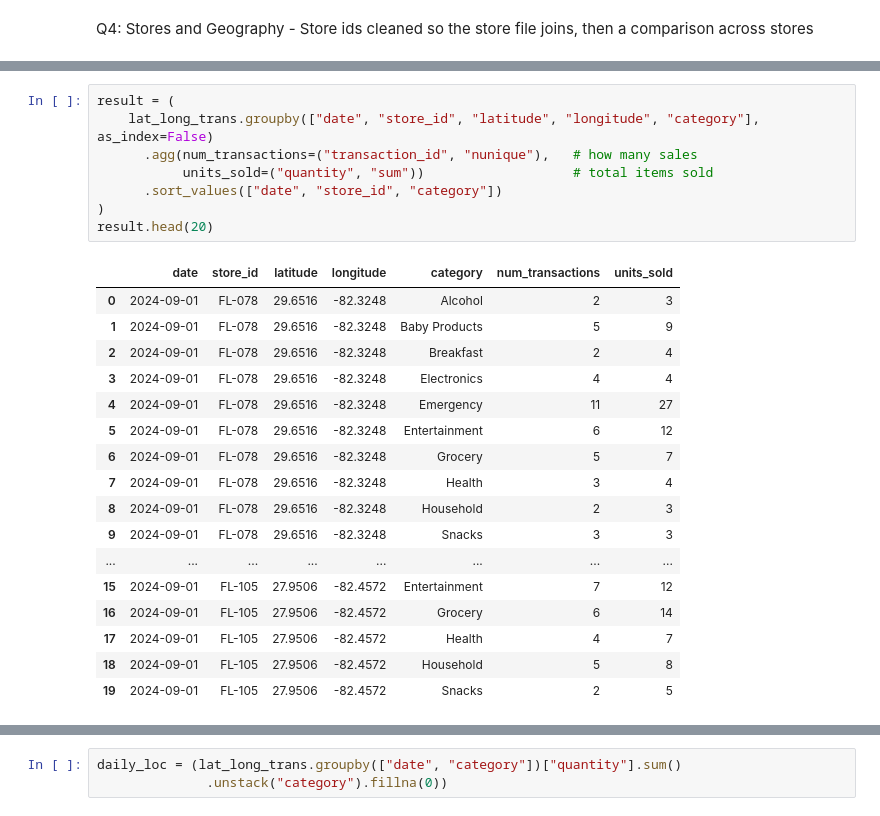
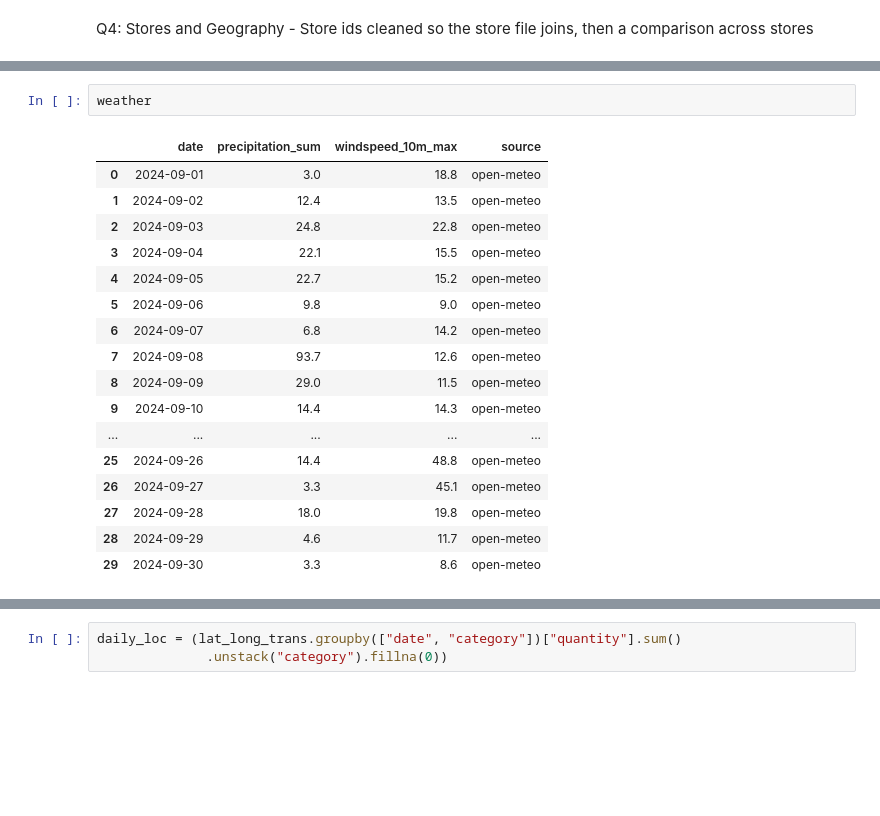
Before and after one commit to Fespinoza1477/walmart-hurricane-project, a Jupyter notebook: Notebooks/Team_Notebook.ipynb, the cells around one changed output, grey strips where cells are left out. Saved outputs shown, nothing was run; the diff lists cells and outputs as text; blank space fills up the shorter version.

```diff
--- a/Notebooks/Team_Notebook.ipynb
+++ b/Notebooks/Team_Notebook.ipynb
@@ -680,29 +671,23 @@ lat_long_trans.head()
 | 2 | TXN003338 | FL-105 | 2024-09-17 10:06:00 | TOILETPAPER | Toilet Paper 12-Roll | Household | 2 | 10.47 | 2024-09-17 | ... |
 | 3 | TXN025020 | FL-330 | 2024-09-11 06:29:08 | STREAM-01 | Roku Streaming Stick | Electronics | 1 | 28.59 | 2024-09-11 | ... |
 | 4 | TXN015797 | FL-302 | 2024-09-26 15:59:42 | BEER-24 | Light Beer 24-Pack | Alcohol | 3 | 18.82 | 2024-09-26 | ... |
-# %%
-result = (
-    lat_long_trans.groupby(["date", "store_id", "latitude", "longitude", "category"], as_index=False)
-      .agg(num_transactions=("transaction_id", "nunique"),   # how many sales
-           units_sold=("quantity", "sum"))                   # total items sold
-      .sort_values(["date", "store_id", "category"])
-)
-result.head(20)
-# %% [output]
-|  | date | store_id | latitude | longitude | category | num_transactions | units_sold |
-| 0 | 2024-09-01 | FL-078 | 29.6516 | -82.3248 | Alcohol | 2 | 3 |
-| 1 | 2024-09-01 | FL-078 | 29.6516 | -82.3248 | Baby Products | 5 | 9 |
-| 2 | 2024-09-01 | FL-078 | 29.6516 | -82.3248 | Breakfast | 2 | 4 |
-| 3 | 2024-09-01 | FL-078 | 29.6516 | -82.3248 | Electronics | 4 | 4 |
-| 4 | 2024-09-01 | FL-078 | 29.6516 | -82.3248 | Emergency | 11 | 27 |
-| 5 | 2024-09-01 | FL-078 | 29.6516 | -82.3248 | Entertainment | 6 | 12 |
-| 6 | 2024-09-01 | FL-078 | 29.6516 | -82.3248 | Grocery | 5 | 7 |
-| 7 | 2024-09-01 | FL-078 | 29.6516 | -82.3248 | Health | 3 | 4 |
-| 8 | 2024-09-01 | FL-078 | 29.6516 | -82.3248 | Household | 2 | 3 |
-| 9 | 2024-09-01 | FL-078 | 29.6516 | -82.3248 | Snacks | 3 | 3 |
-| ... | ... | ... | ... | ... | ... | ... | ... |
-| 15 | 2024-09-01 | FL-105 | 27.9506 | -82.4572 | Entertainment | 7 | 12 |
-| 16 | 2024-09-01 | FL-105 | 27.9506 | -82.4572 | Grocery | 6 | 14 |
-| 17 | 2024-09-01 | FL-105 | 27.9506 | -82.4572 | Health | 4 | 7 |
-| 18 | 2024-09-01 | FL-105 | 27.9506 | -82.4572 | Household | 5 | 8 |
-| 19 | 2024-09-01 | FL-105 | 27.9506 | -82.4572 | Snacks | 2 | 5 |
+# %%
+weather
+# %% [output]
+|  | date | precipitation_sum | windspeed_10m_max | source |
+| 0 | 2024-09-01 | 3.0 | 18.8 | open-meteo |
+| 1 | 2024-09-02 | 12.4 | 13.5 | open-meteo |
+| 2 | 2024-09-03 | 24.8 | 22.8 | open-meteo |
+| 3 | 2024-09-04 | 22.1 | 15.5 | open-meteo |
+| 4 | 2024-09-05 | 22.7 | 15.2 | open-meteo |
+| 5 | 2024-09-06 | 9.8 | 9.0 | open-meteo |
+| 6 | 2024-09-07 | 6.8 | 14.2 | open-meteo |
+| 7 | 2024-09-08 | 93.7 | 12.6 | open-meteo |
+| 8 | 2024-09-09 | 29.0 | 11.5 | open-meteo |
+| 9 | 2024-09-10 | 14.4 | 14.3 | open-meteo |
+| ... | ... | ... | ... | ... |
+| 25 | 2024-09-26 | 14.4 | 48.8 | open-meteo |
+| 26 | 2024-09-27 | 3.3 | 45.1 | open-meteo |
+| 27 | 2024-09-28 | 18.0 | 19.8 | open-meteo |
+| 28 | 2024-09-29 | 4.6 | 11.7 | open-meteo |
+| 29 | 2024-09-30 | 3.3 | 8.6 | open-meteo |
```
Also changed, not shown: parts of 4 cells of this notebook.
